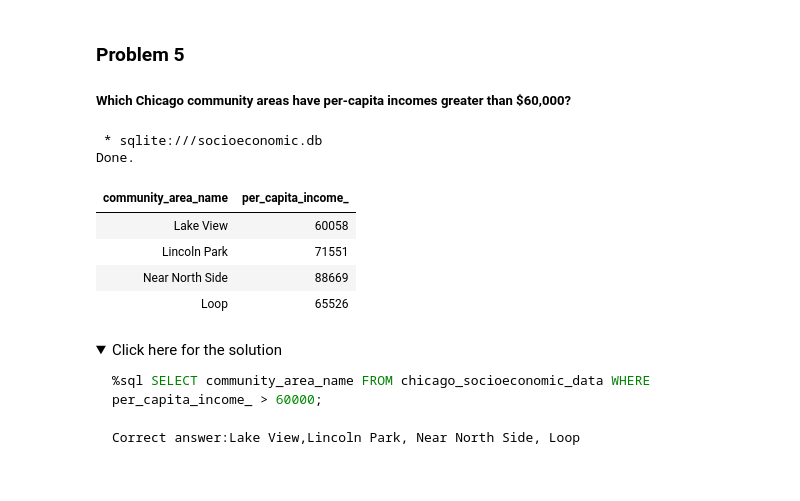
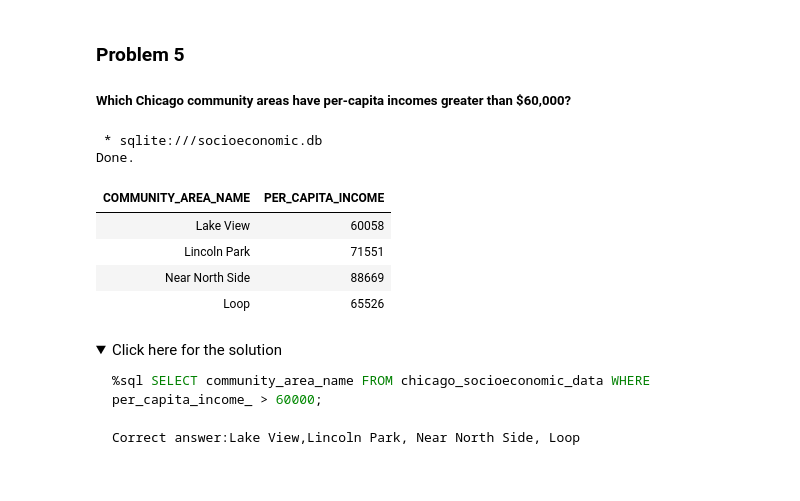
Before and after one commit to Rajshah296/IBM_Data_Science, a Jupyter notebook: Databases and SQL for Data Science With Python/DB0201EN-Week3-1-4-Analyzing_SQLite.ipynb, the cells around one changed output. Cells and saved outputs as stored; diff of their text form; code cells hidden in the pictures; folded sections open.

```diff
--- a/Databases and SQL for Data Science With Python/DB0201EN-Week3-1-4-Analyzing_SQLite.ipynb
+++ b/Databases and SQL for Data Science With Python/DB0201EN-Week3-1-4-Analyzing_SQLite.ipynb
@@ -190,11 +190,14 @@ Correct answer: 'Riverdale'
 
 ##### Which Chicago community areas have per-capita incomes greater than $60,000?
 # %%
-%sql select community_area_name,per_capita_income_ from chicago_socioeconomic_data where per_capita_income_ > 60000
+%%sql
+
+select community_area_name,per_capita_income FROM chicago_socioeconomic_data
+WHERE per_capita_income > 60000
 # %% [output]
  * sqlite:///socioeconomic.db
 Done.
-| community_area_name | per_capita_income_ |
+| COMMUNITY_AREA_NAME | PER_CAPITA_INCOME |
 | Lake View | 60058 |
 | Lincoln Park | 71551 |
 | Near North Side | 88669 |
```
Also changed, not shown: parts of 5 cells of this notebook, 7 other files.
